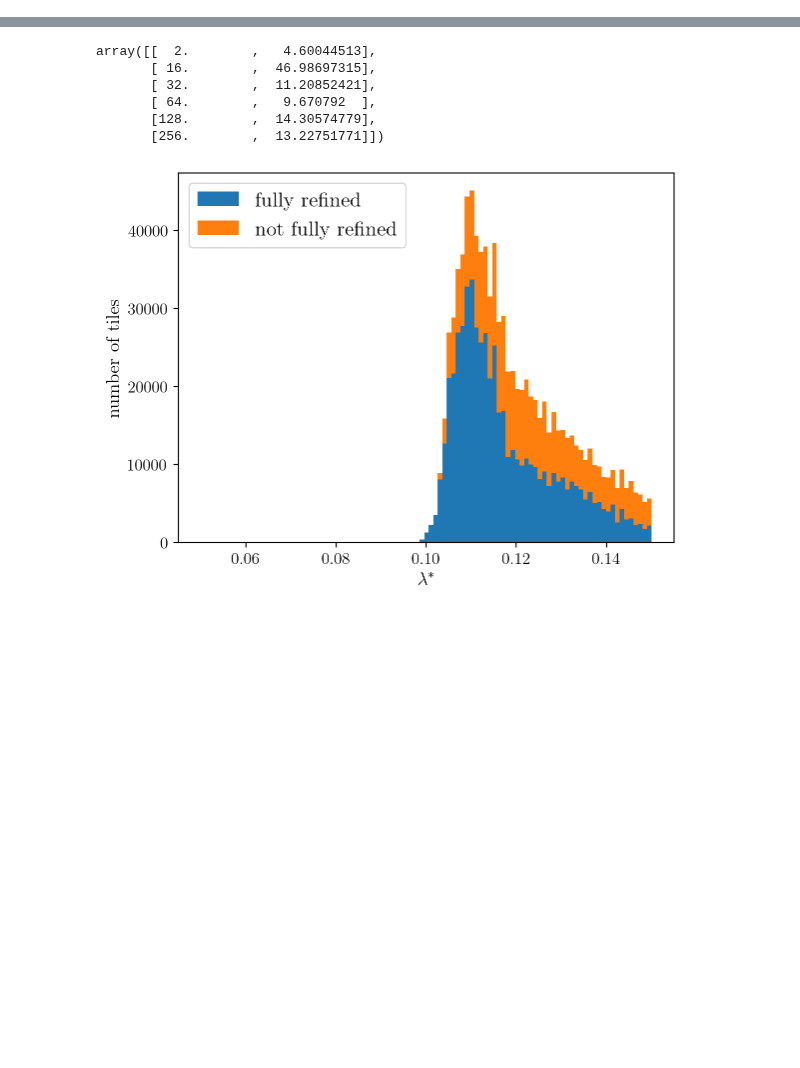
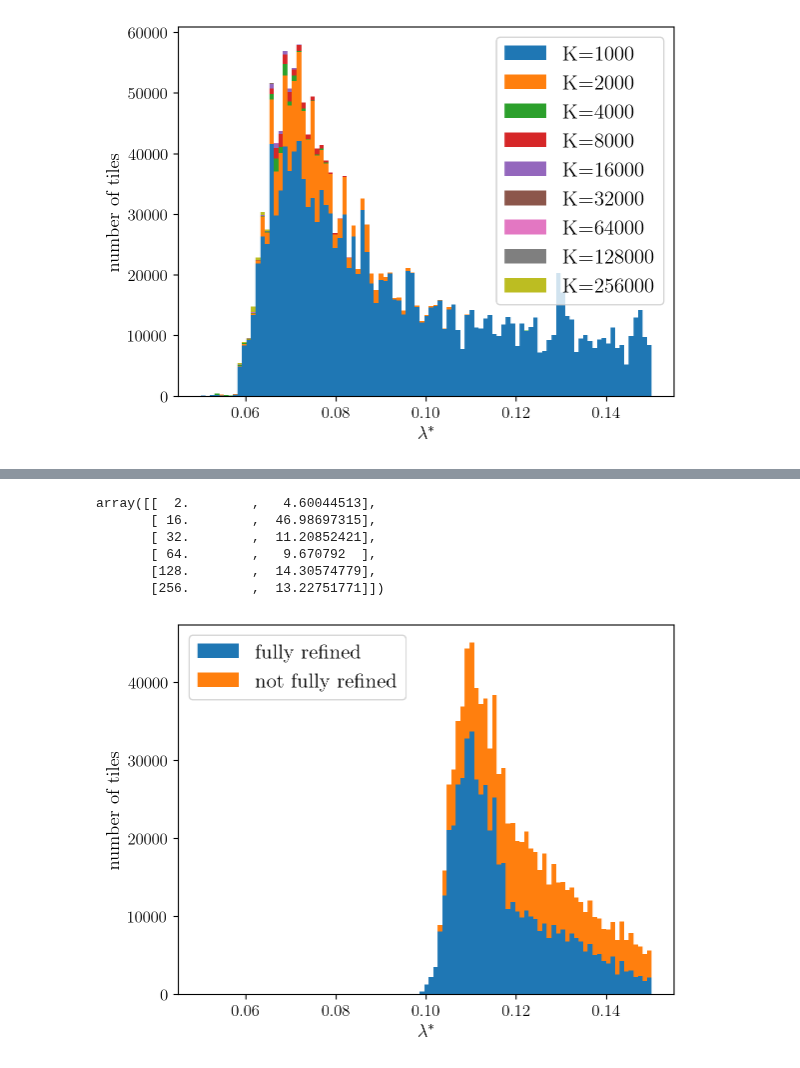
Before and after one commit to Confirm-Solutions/confirmasaurus, a Jupyter notebook: research/adagrid/inspector.ipynb, the cells around one changed output, grey strips where cells are left out. Drawn from its saved outputs; the diff is of its cells as text; code cells hidden in the pictures; blank space fills up the shorter version.

```diff
--- a/research/adagrid/inspector.ipynb
+++ b/research/adagrid/inspector.ipynb
@@ -119 +118,15 @@ np.unique(sim_sizes, return_counts=True)
+# %%
+HH = [bootstrap_cvs[sim_sizes == K, 0] for K in np.unique(sim_sizes)]
+plt.hist(
+    HH,
+    stacked=True,
+    bins=np.linspace(0.05, 0.15, 100),
+    label=[f'K={K}' for K in np.unique(sim_sizes)]
+)
+plt.legend()
+plt.xlabel('$\lambda^*$')
+plt.ylabel('number of tiles')
+plt.show()
+# %% [output]
+[figure, added]
 # %%
```
Also changed, not shown: parts of 13 cells of this notebook, 4 other files.
